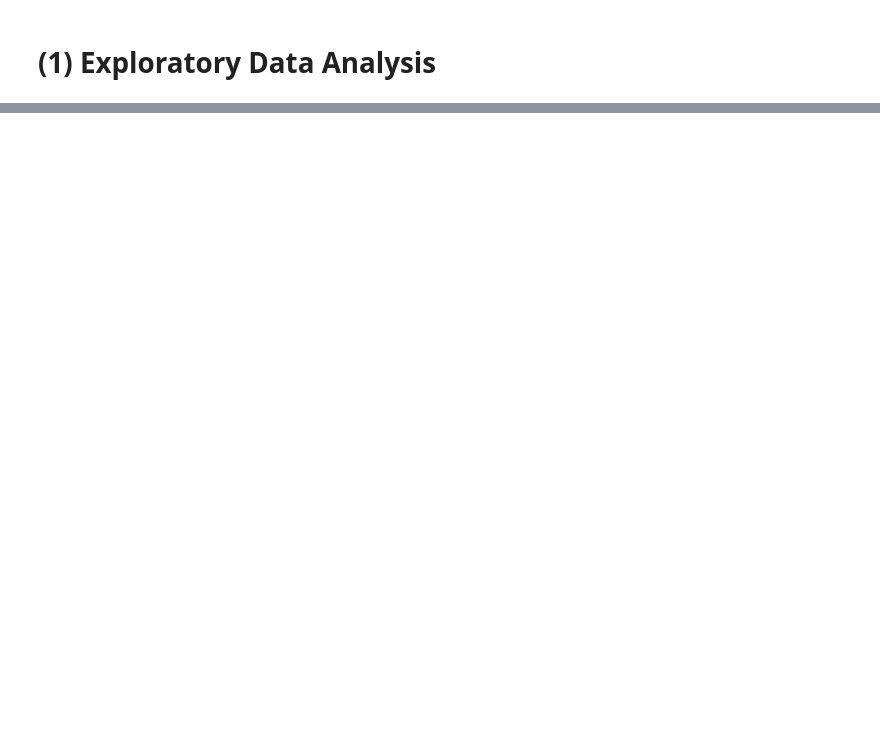
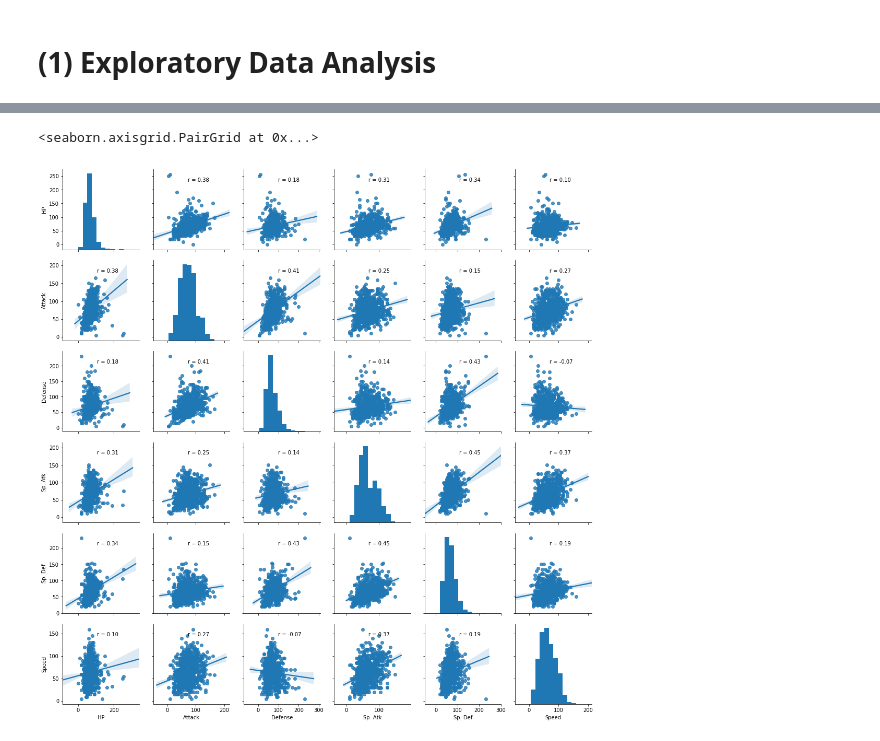
Before and after one commit to tiffypi/subtlepythontraits_stats131, a Jupyter notebook: FinalProject_Pokemon.ipynb, the cells around one changed output, grey strips where cells are left out. Cells and saved outputs as stored; diff of their text form; code cells hidden in the pictures; blank space fills up the shorter version.

```diff
--- a/FinalProject_Pokemon.ipynb
+++ b/FinalProject_Pokemon.ipynb
@@ -188,0 +116,5 @@ plt.xticks(rotation = 45)
+# %%
+pokemonNormal = pokemon.loc[pokemon.Legendary == False]
+# %%
+# removing duplicates #s (id's) will remove of the Mega Evoled Pokemon
+pokemonNormal.rename(columns={'#': 'id'}, inplace=True)
@@ -188,0 +126,3 @@ plt.xticks(rotation = 45)
+# %%
+# pokemon[pokemon.duplicated('id', keep=False)].head(5) ## the duplicated pokemons (we want to keep the FIRST one) ##
+pokemonNormal.drop_duplicates('id', keep='first', inplace=True)
@@ -188,0 +151,14 @@ plt.xticks(rotation = 45)
+# %%
+def show_corr(x, y, **kwargs):
+    (r, _) = stats.pearsonr(x, y)
+    ax = plt.gca()
+    ax.annotate(
+        'r = {:.2f}'.format(r),
+        xy=(0.45, 0.85),
+        xycoords=ax.transAxes
+    )
+# %%
+sns.pairplot(pokemonNormal.iloc[:,5:11], kind="reg").map_offdiag(show_corr)
+# %% [output]
+<seaborn.axisgrid.PairGrid at 0x...>
+[figure, added]
```
Also changed, not shown: parts of 134 cells of this notebook.
